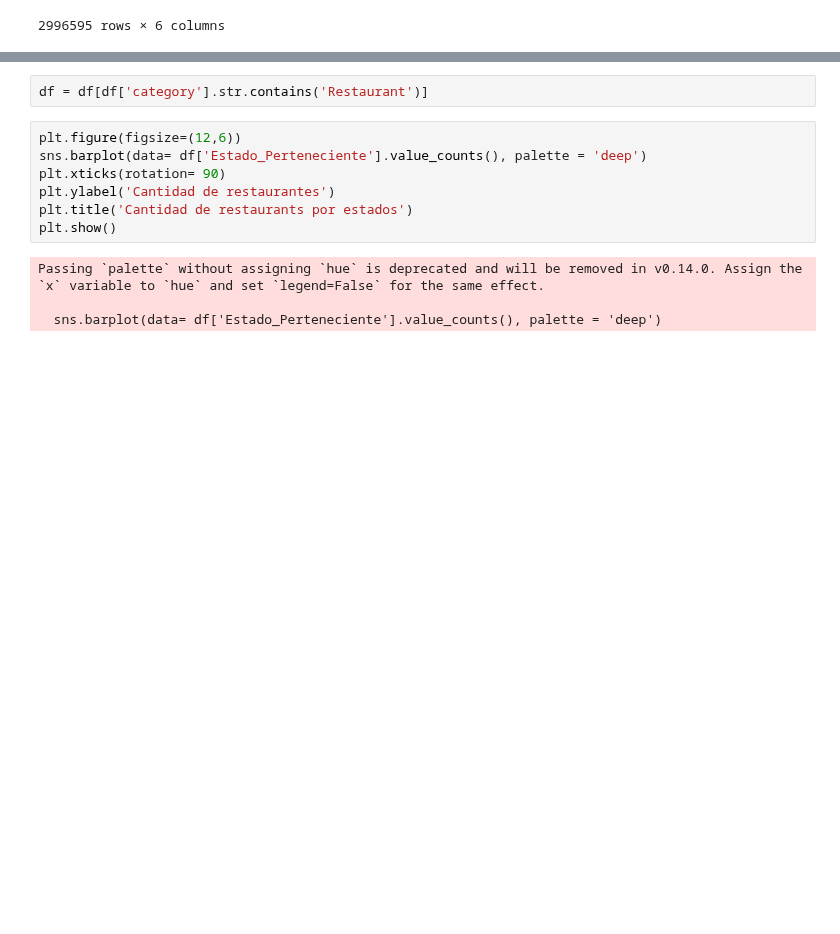
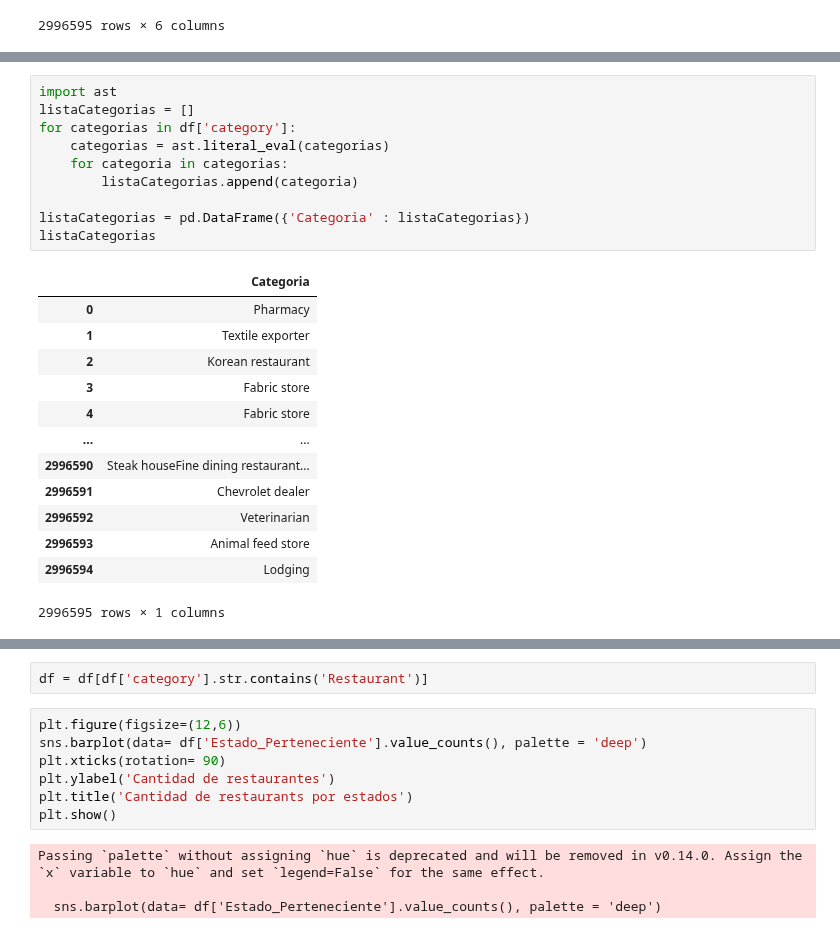
Before and after one commit to Paniceres/GP_Henry, a Jupyter notebook: EDA.ipynb, the cells around one changed output, grey strips where cells are left out. Cells and saved outputs as stored; diff of their text form; blank space fills up the shorter version.

```diff
--- a/EDA.ipynb
+++ b/EDA.ipynb
@@ -23,0 +40,24 @@ df
+# %%
+import ast
+listaCategorias = []
+for categorias in df['category']:
+    categorias = ast.literal_eval(categorias)
+    for categoria in categorias:
+        listaCategorias.append(categoria)
+
+listaCategorias = pd.DataFrame({'Categoria' : listaCategorias})
+listaCategorias
+# %% [output]
+|  | Categoria |
+| 0 | Pharmacy |
+| 1 | Textile exporter |
+| 2 | Korean restaurant |
+| 3 | Fabric store |
+| 4 | Fabric store |
+| ... | ... |
+| 2996590 | Steak houseFine dining restaurant... |
+| 2996591 | Chevrolet dealer |
+| 2996592 | Veterinarian |
+| 2996593 | Animal feed store |
+| 2996594 | Lodging |
+2996595 rows × 1 columns
```
Also changed, not shown: parts of 5 cells of this notebook.
